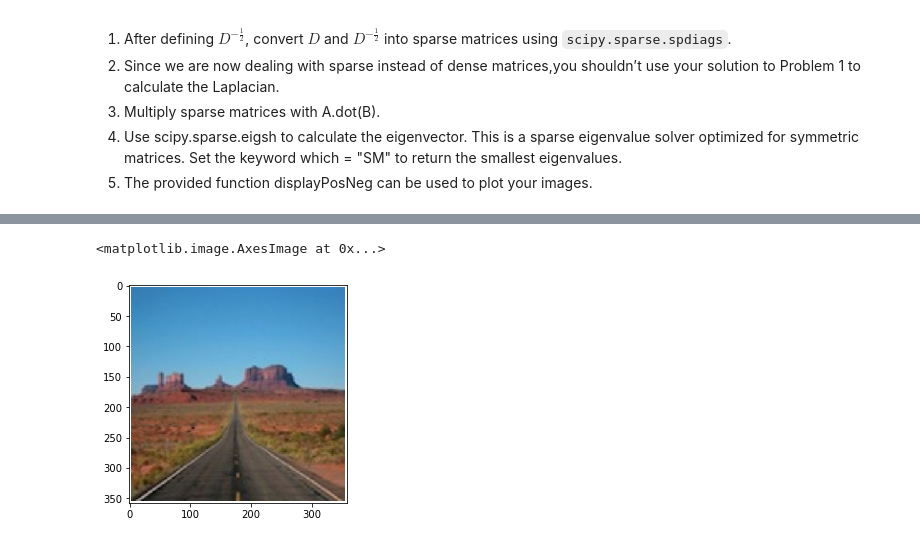
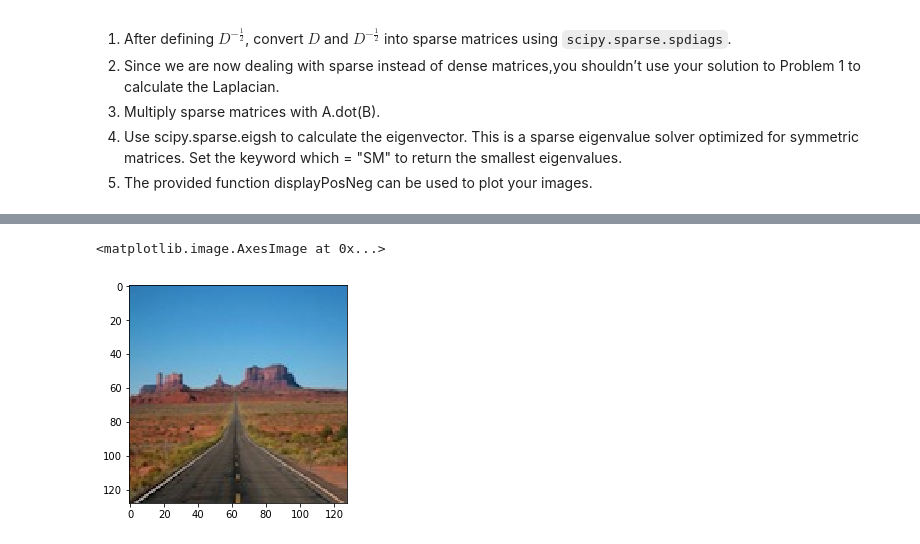
Before and after one commit to bninopaul/impact_byu, a Jupyter notebook: 05image_segmentation.ipynb, the cells around one changed output, grey strips where cells are left out. Cells and saved outputs as stored; diff of their text form; code cells hidden in the pictures.

```diff
--- a/05image_segmentation.ipynb
+++ b/05image_segmentation.ipynb
@@ -167,7 +167,7 @@ ax[1].imshow(segment2)
 # %%
-fil2 = "../Data/Volume1/road_horizon.png"
+fil2 = "../Data/Volume1/RegMon.png"
 plt.imshow(plt.imread(fil2))
 # %% [output]
 <matplotlib.image.AxesImage at 0x...>
-[figure, old version]
+[figure, new version]
 # %%
```
Also changed, not shown: parts of 4 cells of this notebook, 1 other file.
